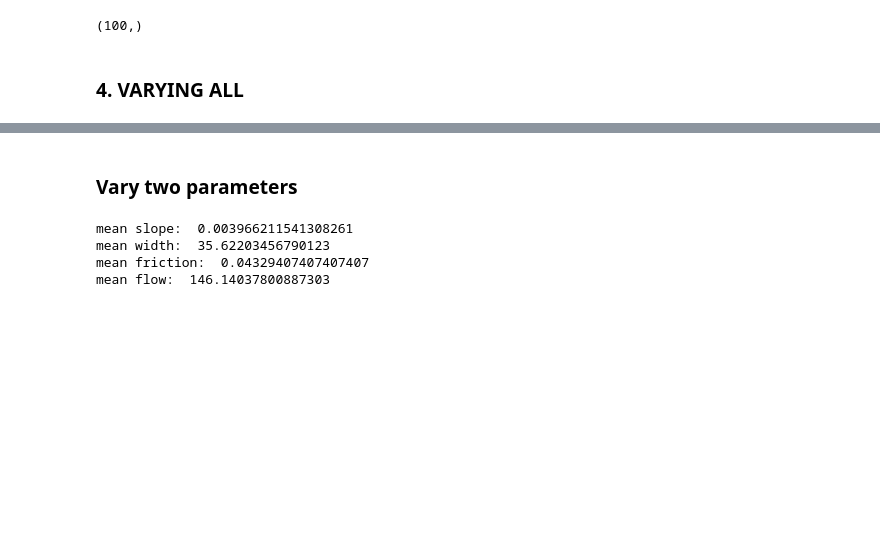
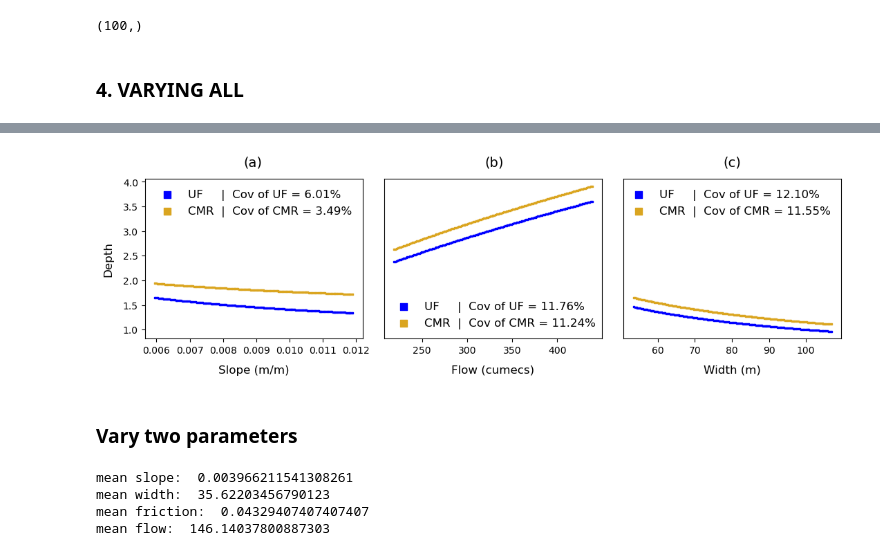
Before and after one commit to Martin20494/Bathymetry_Uncertainty, a Jupyter notebook: other_files/all_results/formulas/script.ipynb, the cells around one changed output, grey strips where cells are left out. Saved outputs shown, nothing was run; the diff lists cells and outputs as text; code cells hidden in the pictures; blank space fills up the shorter version.

Commit message:
Edit data results

```diff
--- a/other_files/all_results/formulas/script.ipynb
+++ b/other_files/all_results/formulas/script.ipynb
@@ -626,3 +622,59 @@ ax[2].tick_params(left=False)
+# %%
+fig, ax = plt.subplots(1, 3, figsize=(13, 3), sharey=True)
+fig.subplots_adjust(wspace=.1, hspace=0.2)
+
+fontsize=12
+labelpad=10
+
+# Slope
+ax[0].scatter(ss*np.arange(1.50, 3.01, 0.01), range_neal_slope, color='blue', s=0.6, marker='s',
+              label='UF     |  Cov of UF = {0:.2f}%'.format(range_neal_slope.std() / range_neal_slope.mean() * 100))
+ax[0].scatter(ss*np.arange(1.50, 3.01, 0.01), range_rupp_slope, color='goldenrod', s=0.6, marker='s',
+              label='CMR  |  Cov of CMR = {0:.2f}%'.format(range_rupp_slope.std() / range_rupp_slope.mean() * 100))
+ax[0].set_xlabel('Slope (m/m)', fontsize=fontsize, labelpad=labelpad)
+ax[0].set_ylabel('Depth', fontsize=fontsize, labelpad=labelpad)
+ax[0].legend(prop={"size":fontsize}, markerscale=10, frameon=False, bbox_to_anchor=(1, 1))
+
+# Flow
+ax[1].scatter(qq*np.arange(1.50, 3.01, 0.01), range_neal_flow, color='blue', s=0.6, marker='s',
+              label='UF     |  Cov of UF = {0:.2f}%'.format(range_neal_flow.std() / range_neal_flow.mean() * 100))
+ax[1].scatter(qq*np.arange(1.50, 3.01, 0.01), range_rupp_flow, color='goldenrod', s=0.6, marker='s',
+              label='CMR  |  Cov of CMR = {0:.2f}%'.format(range_rupp_flow.std() / range_rupp_flow.mean() * 100))
+ax[1].set_xlabel('Flow (cumecs)', fontsize=fontsize, labelpad=labelpad)
+ax[1].legend(prop={"size":fontsize}, markerscale=10, frameon=False, bbox_to_anchor=(1.02, 0.3))
+ax[1].tick_params(left=False)
+
+
+# Width
+ax[2].scatter(ww*np.arange(1.50, 3.01, 0.01), range_neal_width, color='blue', s=0.6, marker='s',
+              label='UF     |  Cov of UF = {0:.2f}%'.format(range_neal_width.std() / range_neal_width.mean() * 100))
+ax[2].scatter(ww*np.arange(1.50, 3.01, 0.01), range_rupp_width, color='goldenrod', s=0.6, marker='s',
+              label='CMR  |  Cov of CMR = {0:.2f}%'.format(range_rupp_width.std() / range_rupp_width.mean() * 100))
+ax[2].set_xlabel('Width (m)', fontsize=fontsize, labelpad=labelpad)
+ax[2].legend(prop={"size":fontsize}, markerscale=10, frameon=False, bbox_to_anchor=(1, 1))
+ax[2].tick_params(left=False)
+
+# # Tick labels
+# for axi in ax:
+#     for item in (axi.get_xticklabels() + axi.get_yticklabels()):  # For x, y ticks' labels
+#         item.set_fontsize(fontsize)
+#     axi.tick_params(direction='out', length=fontsize-5, pad=fontsize-5, colors='white', width=3)
+#     axi.locator_params(nbins=5, axis='y')
+
+ax[0].text(0.0089, 4.4, '(a)', fontsize=14, horizontalalignment='center',
+           verticalalignment='center', linespacing=3.8)
+ax[1].text(330, 4.4, '(b)', fontsize=14, horizontalalignment='center',
+           verticalalignment='center', linespacing=3.8)
+ax[2].text(80, 4.4, '(c)', fontsize=14, horizontalalignment='center',
+           verticalalignment='center', linespacing=3.8)
+
+# Save fig
+fig.savefig(
+    r"P:\Martin_publication\Bathymetry\All_results\formula\S3_parameters_formulas.jpg",
+    bbox_inches='tight', dpi=600
+)
+# %% [output]
+[figure, added]
 # %% [markdown]
 ### Vary two parameters
 # %%
```
Also changed, not shown: parts of 12 cells of this notebook, 22 other files.
